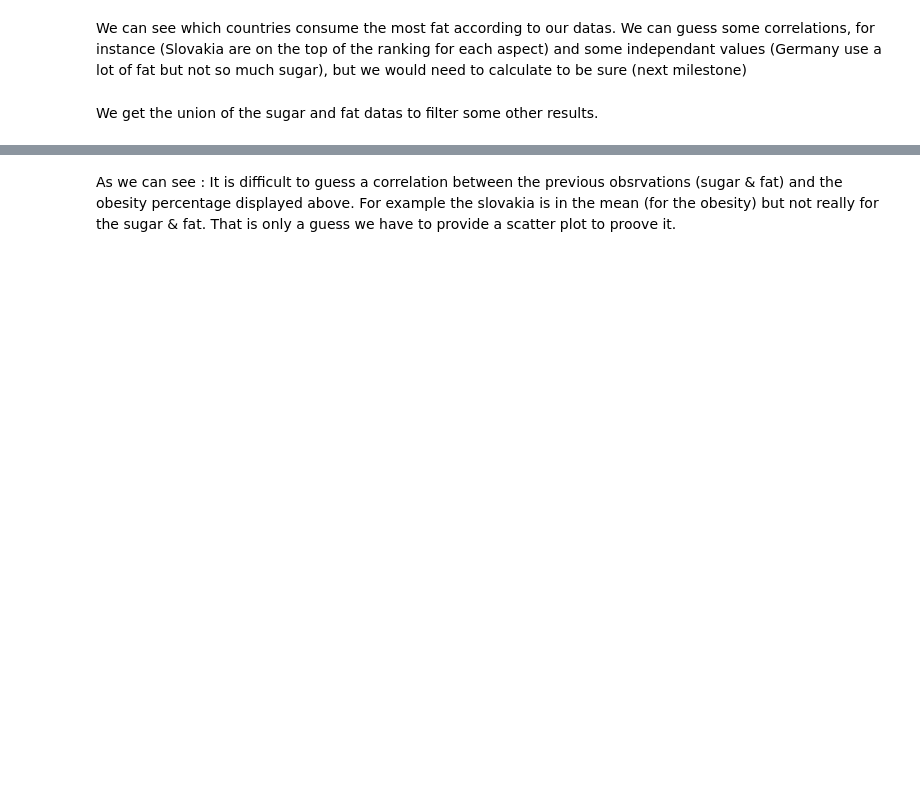
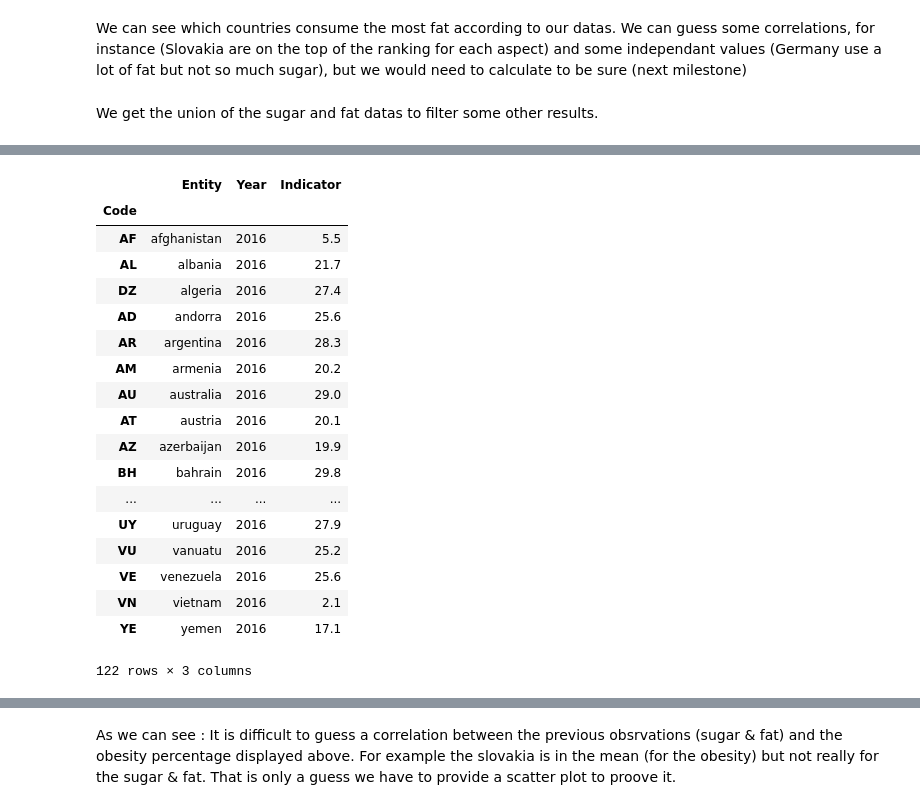
Before and after one commit to baraschi/AppliedDataAnalysis_Project, a Jupyter notebook: FoodProject.ipynb, the cells around one changed output, grey strips where cells are left out. Drawn from its saved outputs; the diff is of its cells as text; code cells hidden in the pictures; blank space fills up the shorter version.

```diff
--- a/FoodProject.ipynb
+++ b/FoodProject.ipynb
@@ -282,17 +343,7 @@ indexes = indexes.drop_duplicates()
 overweight_datas = overweight.copy()
 #choose data for a specific year. Unfortunately our dataset only goes up until 2016, so we choose that year.
 overweight_datas = overweight_datas[overweight_datas['Year'] == 2016]
-#get country codes
-overweight_datas['Entity'] = overweight_datas['Entity'].apply(lambda x: get_tag(str(x).lower().strip()))
-#remove rows with no country code
-overweight_datas = overweight_datas[overweight_datas['Entity'] != 'TBD']
-#set index so it's easier to plot
-overweight_datas = overweight_datas.set_index(['Entity'])
-#keep relevant column
-overweight_datas = overweight_datas[['Indicator']]
-#sort values
-overweight_datas = overweight_datas.sort_values(by=['Indicator'], ascending=False)
-overweight_datas = overweight_datas[overweight_datas.index.isin(indexes[0])]
-overweight_datas = overweight_datas.rename(columns={'Indicator':'Overweight Prevalence'})
-overweight_datas.index.name = 'countries_tags'
-overweight_datas.head()
+overweight_datas['Entity'] = overweight_datas['Entity'].apply(lambda x: x.lower().replace(' ', '-'))
+# %%
+#get country codes
+overweight_datas = overweight_datas.apply(lambda x: get_tag(x, 'Entity', 'Code'), axis=1)
@@ -298,0 +361,26 @@ overweight_datas.head()
+# %%
+#remove rows with no country code
+overweight_datas = overweight_datas[overweight_datas['Code'] != 'TBD']
+#set index so it's easier to plot
+overweight_datas = overweight_datas.set_index(['Code'])
+overweight_datas
+# %% [output]
+|  | Entity | Year | Indicator |
+| Code |  |  |  |
+| AF | afghanistan | 2016 | 5.5 |
+| AL | albania | 2016 | 21.7 |
+| DZ | algeria | 2016 | 27.4 |
+| AD | andorra | 2016 | 25.6 |
+| AR | argentina | 2016 | 28.3 |
+| AM | armenia | 2016 | 20.2 |
+| AU | australia | 2016 | 29.0 |
+| AT | austria | 2016 | 20.1 |
+| AZ | azerbaijan | 2016 | 19.9 |
+| BH | bahrain | 2016 | 29.8 |
+| ... | ... | ... | ... |
+| UY | uruguay | 2016 | 27.9 |
+| VU | vanuatu | 2016 | 25.2 |
+| VE | venezuela | 2016 | 25.6 |
+| VN | vietnam | 2016 | 2.1 |
+| YE | yemen | 2016 | 17.1 |
+122 rows × 3 columns
```
Also changed, not shown: parts of 46 cells of this notebook.
